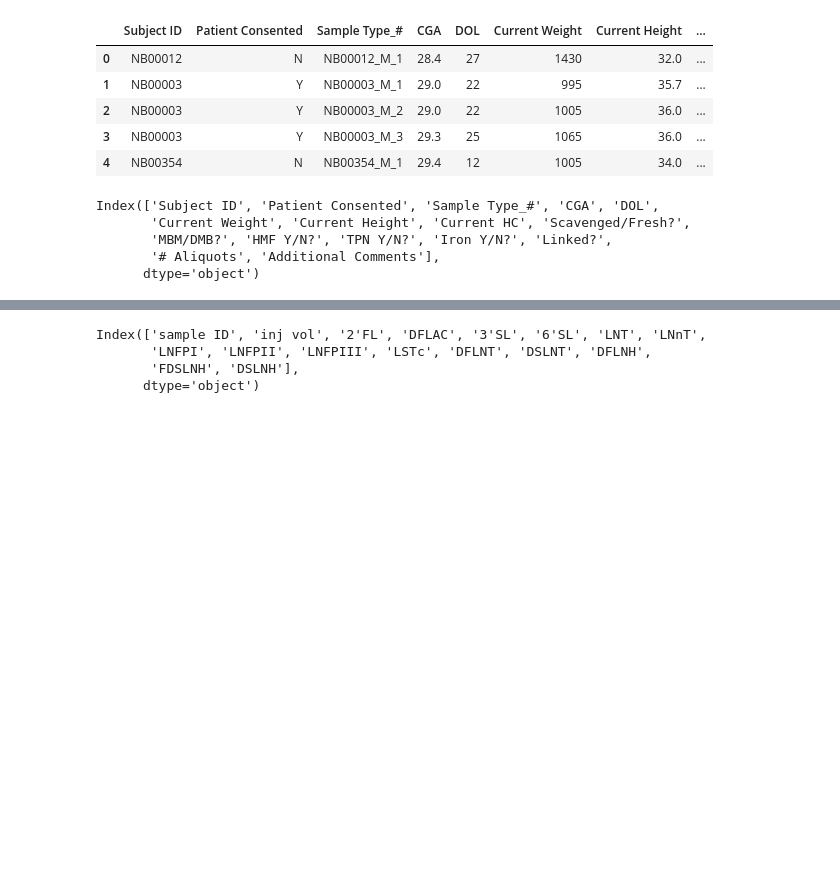
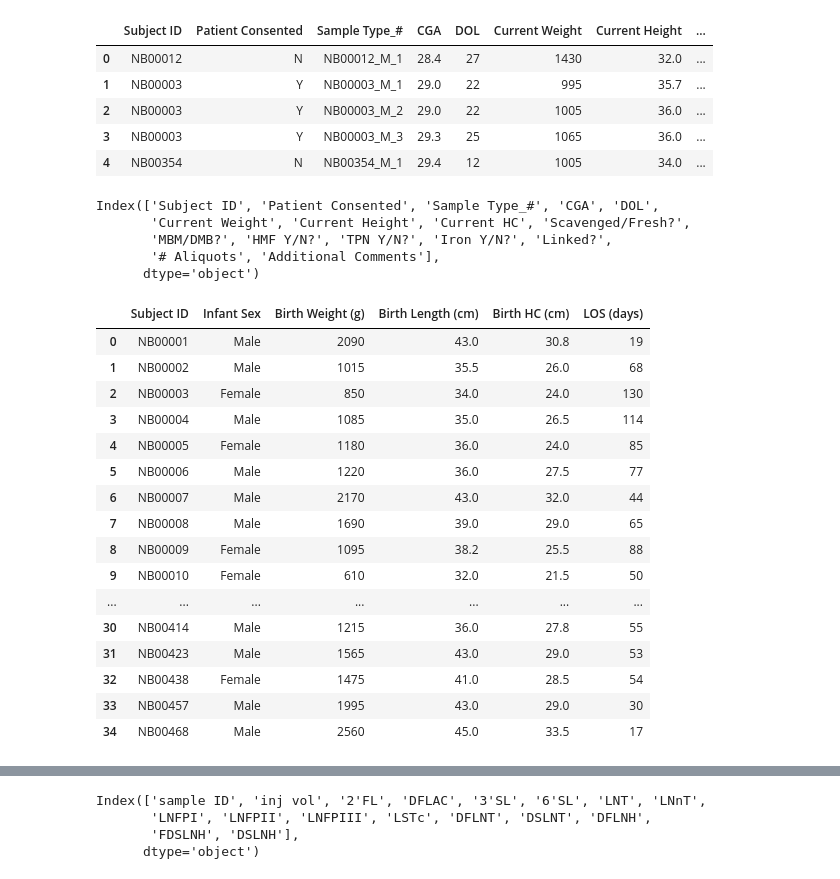
Before and after one commit to spann-pediatrics/NeoBank, a Jupyter notebook: unlinked.merge.ipynb, the cells around one changed output, grey strips where cells are left out. Saved outputs shown, nothing was run; the diff lists cells and outputs as text; code cells hidden in the pictures; blank space fills up the shorter version.

```diff
--- a/unlinked.merge.ipynb
+++ b/unlinked.merge.ipynb
@@ -28,3 +29,24 @@ Index(['Subject ID', 'Patient Consented', 'Sample Type_#', 'CGA', 'DOL',
        'MBM/DMB?', 'HMF Y/N?', 'TPN Y/N?', 'Iron Y/N?', 'Linked?',
        '# Aliquots', 'Additional Comments'],
       dtype='object')
+# %%
+SI = pd.read_excel('Unlinked Subject Metadata.xlsx', sheet_name='Subject Metadata')
+SI
+# %% [output]
+|  | Subject ID | Infant Sex | Birth Weight (g) | Birth Length (cm) | Birth HC (cm) | LOS (days) |
+| 0 | NB00001 | Male | 2090 | 43.0 | 30.8 | 19 |
+| 1 | NB00002 | Male | 1015 | 35.5 | 26.0 | 68 |
+| 2 | NB00003 | Female | 850 | 34.0 | 24.0 | 130 |
+| 3 | NB00004 | Male | 1085 | 35.0 | 26.5 | 114 |
+| 4 | NB00005 | Female | 1180 | 36.0 | 24.0 | 85 |
+| 5 | NB00006 | Male | 1220 | 36.0 | 27.5 | 77 |
+| 6 | NB00007 | Male | 2170 | 43.0 | 32.0 | 44 |
+| 7 | NB00008 | Male | 1690 | 39.0 | 29.0 | 65 |
+| 8 | NB00009 | Female | 1095 | 38.2 | 25.5 | 88 |
+| 9 | NB00010 | Female | 610 | 32.0 | 21.5 | 50 |
+| ... | ... | ... | ... | ... | ... | ... |
+| 30 | NB00414 | Male | 1215 | 36.0 | 27.8 | 55 |
+| 31 | NB00423 | Male | 1565 | 43.0 | 29.0 | 53 |
+| 32 | NB00438 | Female | 1475 | 41.0 | 28.5 | 54 |
+| 33 | NB00457 | Male | 1995 | 43.0 | 29.0 | 30 |
+| 34 | NB00468 | Male | 2560 | 45.0 | 33.5 | 17 |
```
Also changed, not shown: parts of 54 cells of this notebook, 4 other files.
